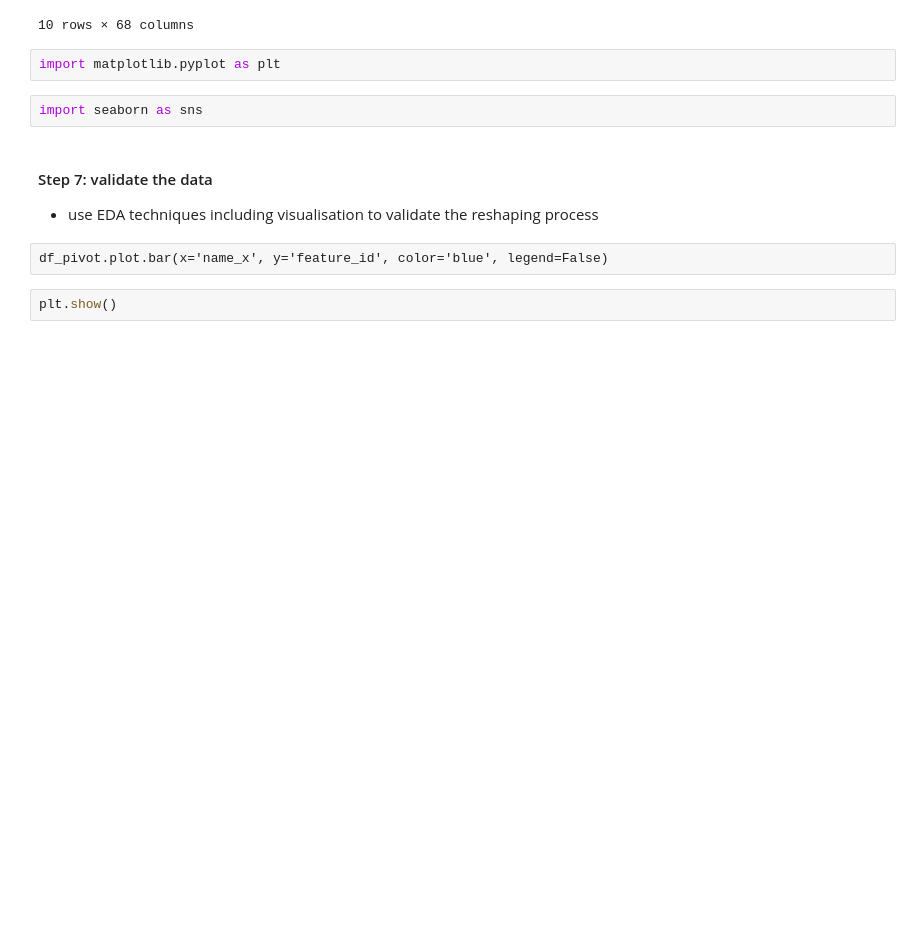
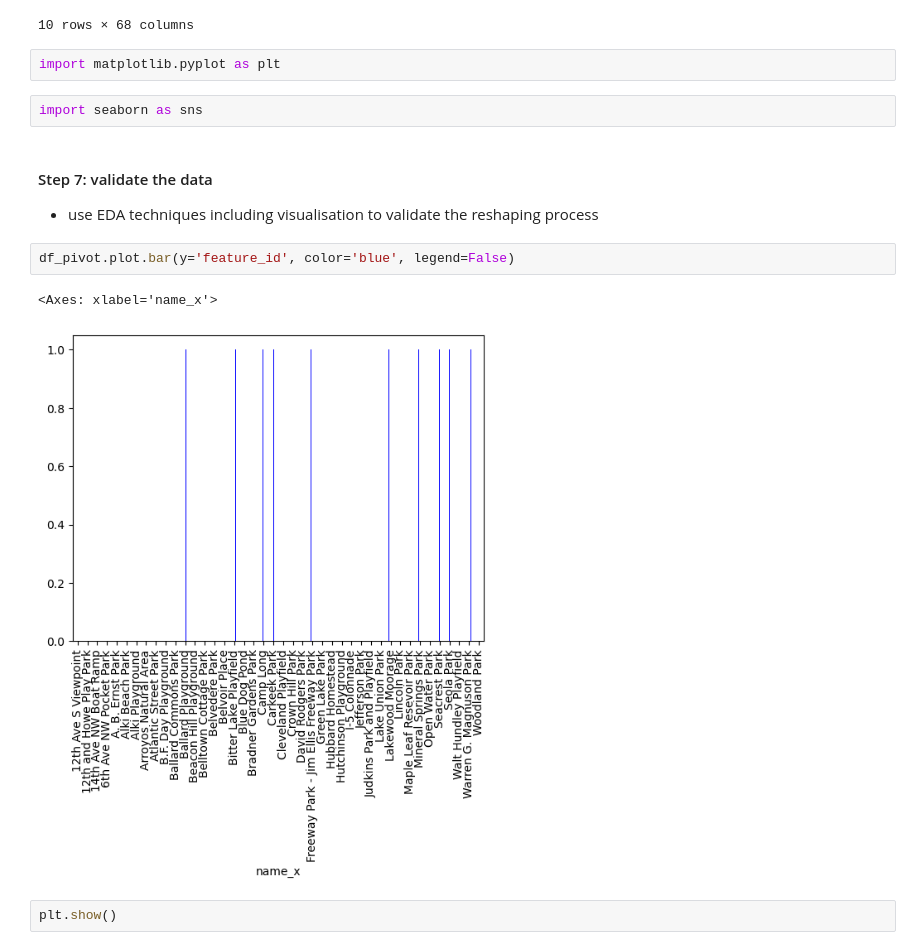
Before and after one commit to AndrewBoyne/my_qa_repo, a Jupyter notebook: Week 9/ D2 pivot.ipynb, the cells around one changed output. Drawn from its saved outputs; the diff is of its cells as text; blank space fills up the shorter version.

```diff
--- a/Week 9/ D2 pivot.ipynb
+++ b/Week 9/ D2 pivot.ipynb
@@ -314,7 +314,10 @@ import seaborn as sns
 # %% [markdown]
 #### Step 7: validate the data
 - use EDA techniques including visualisation to validate the reshaping process
-# %% [raw]
-df_pivot.plot.bar(x='name_x', y='feature_id', color='blue', legend=False)
+# %%
+df_pivot.plot.bar(y='feature_id', color='blue', legend=False)
+# %% [output]
+<Axes: xlabel='name_x'>
+[figure, added]
 # %%
 plt.show()
```
Also changed, not shown: parts of 20 cells of this notebook, 1 other file.
